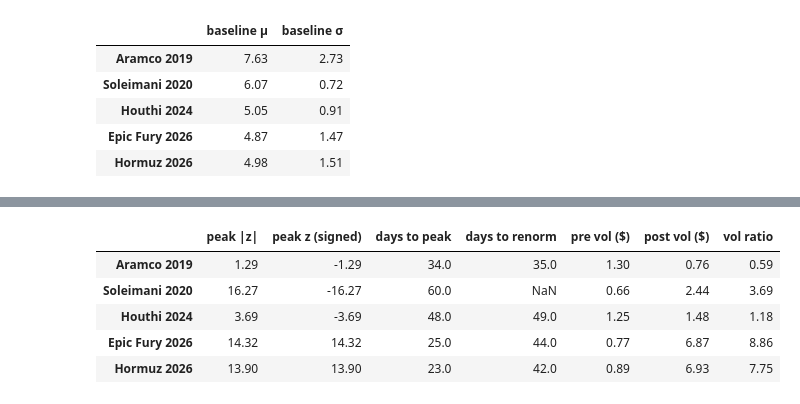
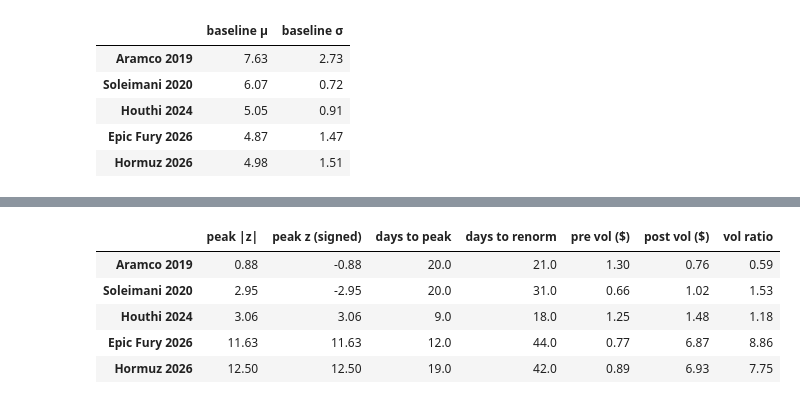
Before and after one commit to charliecockerell/brent-wti-regime-shift, a Jupyter notebook: notebooks/02_event_study.ipynb, the cells around one changed output, grey strips where cells are left out. Cells and saved outputs as stored; diff of their text form; code cells hidden in the pictures.

```diff
--- a/notebooks/02_event_study.ipynb
+++ b/notebooks/02_event_study.ipynb
@@ -43,10 +43,16 @@ EVENTS = {
     "Hormuz 2026":   "2026-03-04",
 }
 
-PRE_LEN = 60     # estimation-window length (trading days)
-PRE_GAP = 20     # gap between estimation window and event
-WIN_PRE = 20     # event window starts T-20
-WIN_POST = 60    # event window ends T+60
+# Mask each event's window on/after this date to exclude unrelated later shocks.
+CENSOR = {
+    "Soleimani 2020": "2020-02-21",  # COVID oil crash begins early March 2020
+}
+
+PRE_LEN = 60       # estimation-window length (trading days)
+PRE_GAP = 20       # gap between estimation window and event
+WIN_PRE = 20       # display window starts T-20
+WIN_POST = 60      # display window ends T+60
+PEAK_HORIZON = 20  # metrics computed on the clean [0, +20] post-event window
 print(f"data {df.index.min().date()} → {df.index.max().date()}; {len(EVENTS)} events")
 # %% [output]
 data 1987-05-20 → 2026-05-26; 5 events
@@ -70,11 +76,16 @@ for name, date_str in EVENTS.items():
     mu, sigma = est.mean(), est.std(ddof=1)
     baselines[name] = {"baseline μ": mu, "baseline σ": sigma}
 
-    lo, hi = pos - WIN_PRE, pos + WIN_POST + 1
-    window = df["spread"].iloc[max(lo, 0):min(hi, len(df))]
-    rel = np.arange(len(df))[max(lo, 0):min(hi, len(df))] - pos  # event-day offsets
+    lo, hi = max(pos - WIN_PRE, 0), min(pos + WIN_POST + 1, len(df))
+    seg = df["spread"].iloc[lo:hi]
+    rel = np.arange(lo, hi) - pos  # event-day offsets
+    s = pd.Series(seg.values, index=rel)
 
-    s = pd.Series(window.values, index=rel)
+    # Censor any tail that runs into an unrelated later shock.
+    if name in CENSOR:
+        cutoff_off = event_pos(CENSOR[name]) - pos
+        s = s[s.index < cutoff_off]
+
     spread_paths[name] = s.reindex(offsets)
     z_paths[name] = (s.reindex(offsets) - mu) / sigma
 
@@ -105,35 +116,35 @@ For each event: the pre-event baseline, the peak spread-z reached after t=0, how
 # %%
 def event_metrics(name: str) -> dict:
     z = z_paths[name]
-    post = z[z.index >= 0].dropna()
-    # peak = largest absolute deviation after the event
+    # Peak = largest absolute deviation within the clean post-event horizon.
+    post = z[(z.index >= 0) & (z.index <= PEAK_HORIZON)].dropna()
     peak_off = post.abs().idxmax()
     peak_z = post.loc[peak_off]
-    # days to renormalise: first offset after the peak where |z| < 1
-    after_peak = z[(z.index > peak_off)].dropna()
+    # Days to renormalise: first offset after the peak where |z| < 1.
+    after_peak = z[z.index > peak_off].dropna()
     renorm = after_peak[after_peak.abs() < 1]
     days_to_renorm = int(renorm.index[0]) if len(renorm) else np.nan
 
     sp = spread_paths[name]
     pre_vol = sp[sp.index < 0].std(ddof=1)
     post_vol = sp[sp.index >= 0].std(ddof=1)
     return {
         "peak |z|": round(abs(peak_z), 2),
         "peak z (signed)": round(peak_z, 2),
         "days to peak": int(peak_off),
         "days to renorm": days_to_renorm,
         "pre vol ($)": round(pre_vol, 2),
         "post vol ($)": round(post_vol, 2),
         "vol ratio": round(post_vol / pre_vol, 2),
     }
 
 
 metrics = pd.DataFrame({n: event_metrics(n) for n in EVENTS}).T
 metrics
 # %% [output]
 |  | peak |z| | peak z (signed) | days to peak | days to renorm | pre vol ($) | post vol ($) | vol ratio |
-| Aramco 2019 | 1.29 | -1.29 | 34.0 | 35.0 | 1.30 | 0.76 | 0.59 |
-| Soleimani 2020 | 16.27 | -16.27 | 60.0 | NaN | 0.66 | 2.44 | 3.69 |
-| Houthi 2024 | 3.69 | -3.69 | 48.0 | 49.0 | 1.25 | 1.48 | 1.18 |
-| Epic Fury 2026 | 14.32 | 14.32 | 25.0 | 44.0 | 0.77 | 6.87 | 8.86 |
-| Hormuz 2026 | 13.90 | 13.90 | 23.0 | 42.0 | 0.89 | 6.93 | 7.75 |
+| Aramco 2019 | 0.88 | -0.88 | 20.0 | 21.0 | 1.30 | 0.76 | 0.59 |
+| Soleimani 2020 | 2.95 | -2.95 | 20.0 | 31.0 | 0.66 | 1.02 | 1.53 |
+| Houthi 2024 | 3.06 | 3.06 | 9.0 | 18.0 | 1.25 | 1.48 | 1.18 |
+| Epic Fury 2026 | 11.63 | 11.63 | 12.0 | 44.0 | 0.77 | 6.87 | 8.86 |
+| Hormuz 2026 | 12.50 | 12.50 | 19.0 | 42.0 | 0.89 | 6.93 | 7.75 |
```
Also changed, not shown: parts of 10 cells of this notebook, 1 other file.
